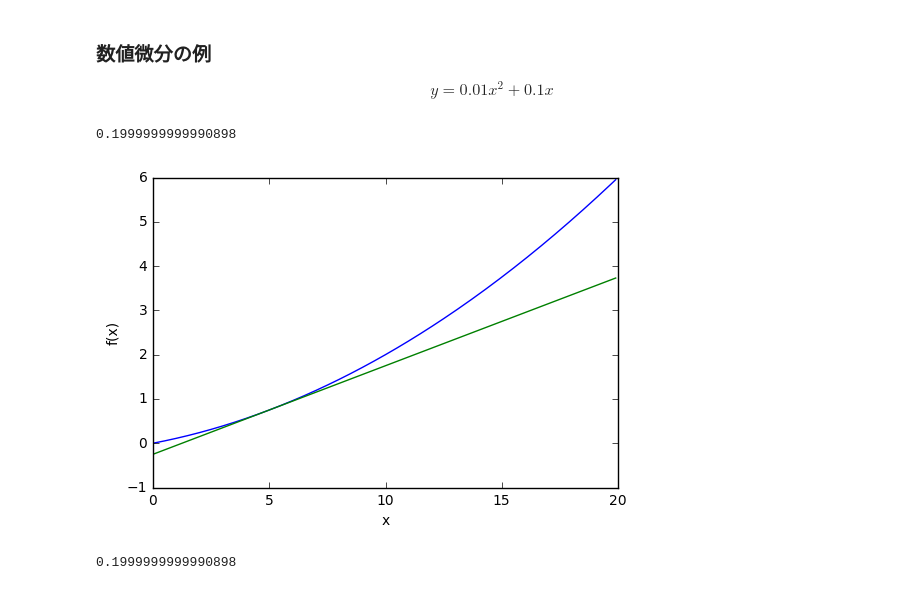
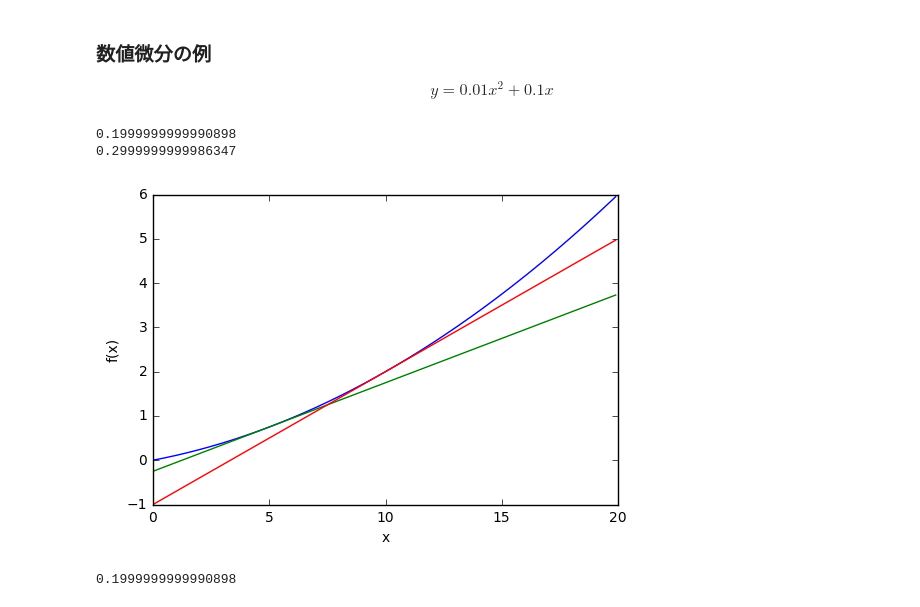
Before and after one commit to kesuuyof/deeplearning, a Jupyter notebook: 4.2.1_loss_function.ipynb, the cells around one changed output. Cells and saved outputs as stored; diff of their text form; code cells hidden in the pictures.

```diff
--- a/4.2.1_loss_function.ipynb
+++ b/4.2.1_loss_function.ipynb
@@ -122,28 +122,35 @@ def function_1(x):
 # %%
 # グラフを描画する
 import numpy as np
 import matplotlib.pylab as plt
 
 def tangent_line(f, x):
     d = numerical_diff(f, x)
     print(d)
     y = f(x) - d*x
     return lambda t: d*t + y
 
 x = np.arange(0.0, 20.0, 0.1)
 y = function_1(x)
 plt.xlabel("x")
 plt.ylabel("f(x)")
 
+# x = 5 のときの傾き
 tf = tangent_line(function_1, 5)
 y2 = tf(x)
+# x = 10 のときの傾き
+tf2 = tangent_line(function_1, 10)
+y3 = tf2(x)
+
 
 plt.plot(x, y)
 plt.plot(x, y2)
+plt.plot(x, y3)
 plt.show()
 # %% [output]
 0.1999999999990898
+0.2999999999986347
-[figure, old version]
+[figure, new version]
 # %%
 # この関数の微分を、x=5とx=10のときで、それぞれ計算してみる
 numerical_diff(function_1, 5)
```
Also changed, not shown: parts of 11 cells of this notebook.
